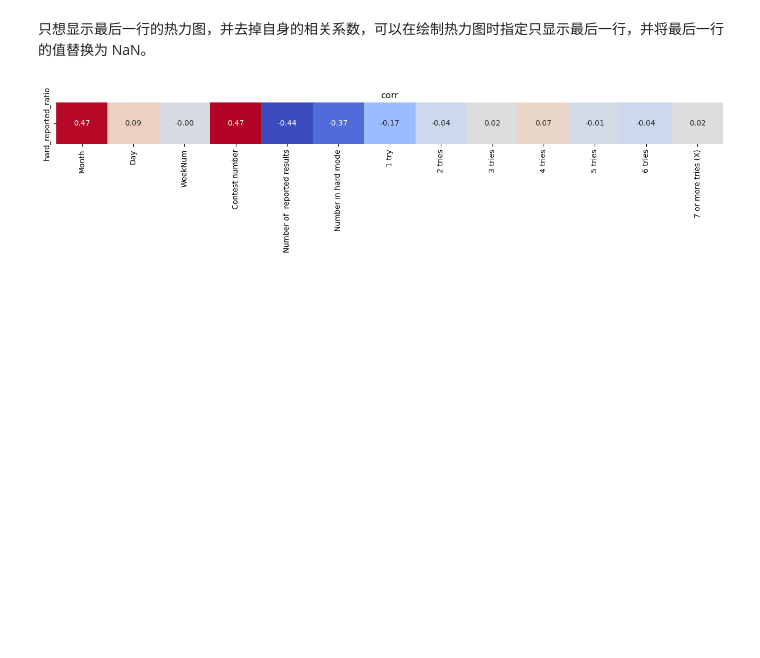
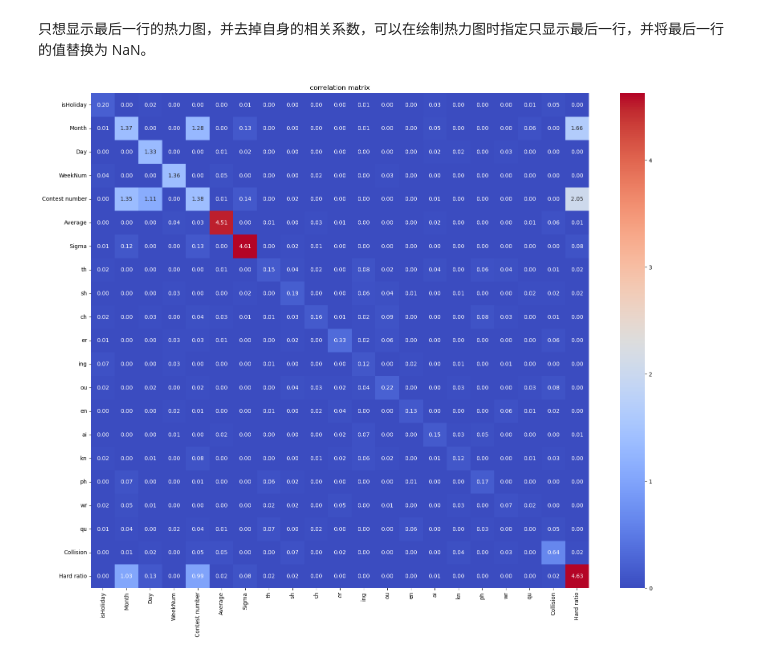
Before and after one commit to t0saki/MCM2023, a Jupyter notebook: corr.ipynb, the cells around one changed output. Drawn from its saved outputs; the diff is of its cells as text; code cells hidden in the pictures; blank space fills up the shorter version.

```diff
--- a/corr.ipynb
+++ b/corr.ipynb
@@ -27,19 +25,17 @@ plt.show() # 显示图形
 # %% [markdown]
 只想显示最后一行的热力图，并去掉自身的相关系数，可以在绘制热力图时指定只显示最后一行，并将最后一行的值替换为 NaN。
 # %%
-# 选取最后一行
-corr_matrix_last = corr_matrix.tail(1)
-# 去掉最后一格，仅保留之前
-corr_matrix_last = corr_matrix.iloc[:, :-1]
+# # 选取最后一行
+# corr_matrix_last = corr_matrix.tail(1)
+# # 去掉最后一格，仅保留之前
+# corr_matrix_last = corr_matrix.iloc[:, :-1]
 
-plt.figure(figsize=(16, 1))
-sns.heatmap(corr_matrix_last.tail(1), cmap='coolwarm', annot=True,
-            fmt='.2f', cbar=False)
-plt.title('corr')
-plt.savefig('corr.png', dpi=1000, bbox_inches='tight')
-plt.show()
+# plt.figure(figsize=(16, 1))
+# sns.heatmap(corr_matrix_last.tail(1), cmap='coolwarm', annot=True,
+#             fmt='.2f', cbar=False)
+# plt.title('corr')
+# plt.savefig('corr.png', dpi=1000, bbox_inches='tight')
+# plt.show()
-# %% [output]
-[figure, removed]
 # %%
 # ggplot
 # import pyensae
@@ -47,3 +43,13 @@ plt.show()
 # plt.figure(figsize=(16, 1))
 # c=Corrplot(corr_matrix_last)
 # c.plot(mar=c(0, 0, 0, 0))
+# %%
+df = pd.read_csv('Data_V1.4_corr.csv')
+
+# # Find the same letter count in the word column
+# df['Collision'] = df['Word'].apply(lambda x: len(x) - len(set(x)))
+# # Save back to csv
+# df.to_csv('Data_V1.4_corr.csv', index=False)
+
+removed_cols = ['Word', 'Date', 'Number of reported results', 'Number in hard mode', '1 try','2 tries','3 tries','4 tries','5 tries','6 tries','7 or more tries (X)', 'eu', 'oe', 'fj']
+df = df.drop(removed_cols, axis=1)
@@ -49,0 +79,17 @@ plt.show()
+# %%
+# Get the correlation matrix
+# corr_matrix = df.corr()
+# # 或者可以使用 pandas 的 corrwith() 函数
+from sklearn.feature_selection import mutual_info_regression
+corr_matrix = df.apply(lambda x: df.apply(lambda y: mutual_info_regression(x.values.reshape(-1, 1), y.values)[0]))
+# corr_matrix = get_corr_with_nn(df)
+# %%
+# Plot the correlation matrix
+# Plot full matrix
+plt.figure(figsize=(20, 16)) # 设置图形大小
+sns.heatmap(corr_matrix, cmap='coolwarm', annot=True, fmt='.2f') # 绘制相关度图，设置颜色和标签
+plt.title('correlation matrix') # 添加标题
+# plt.savefig('corrfull.png', dpi=1000, bbox_inches='tight')
+plt.show() # 显示图形
+# %% [output]
+[figure, added]
```
Also changed, not shown: parts of 9 cells of this notebook, 33 other files.
